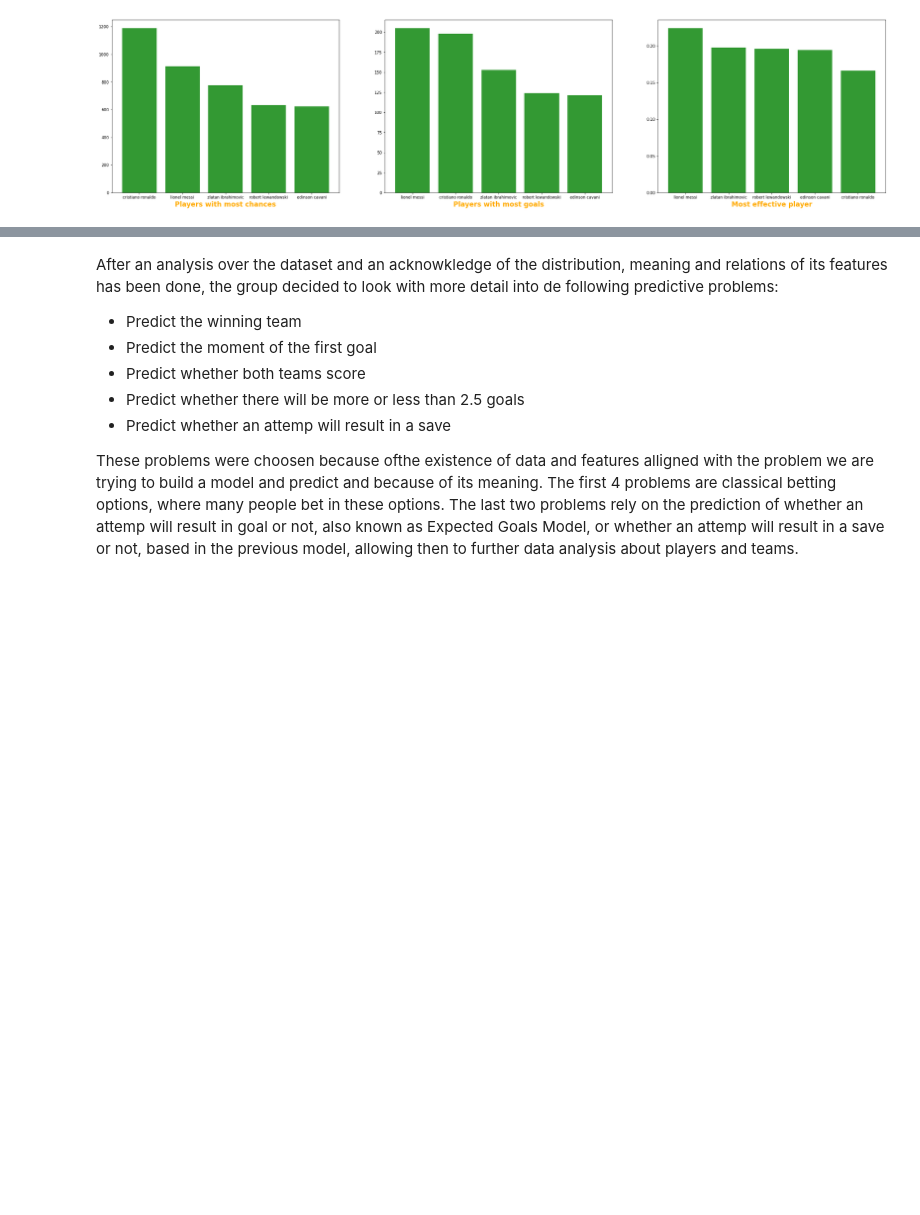
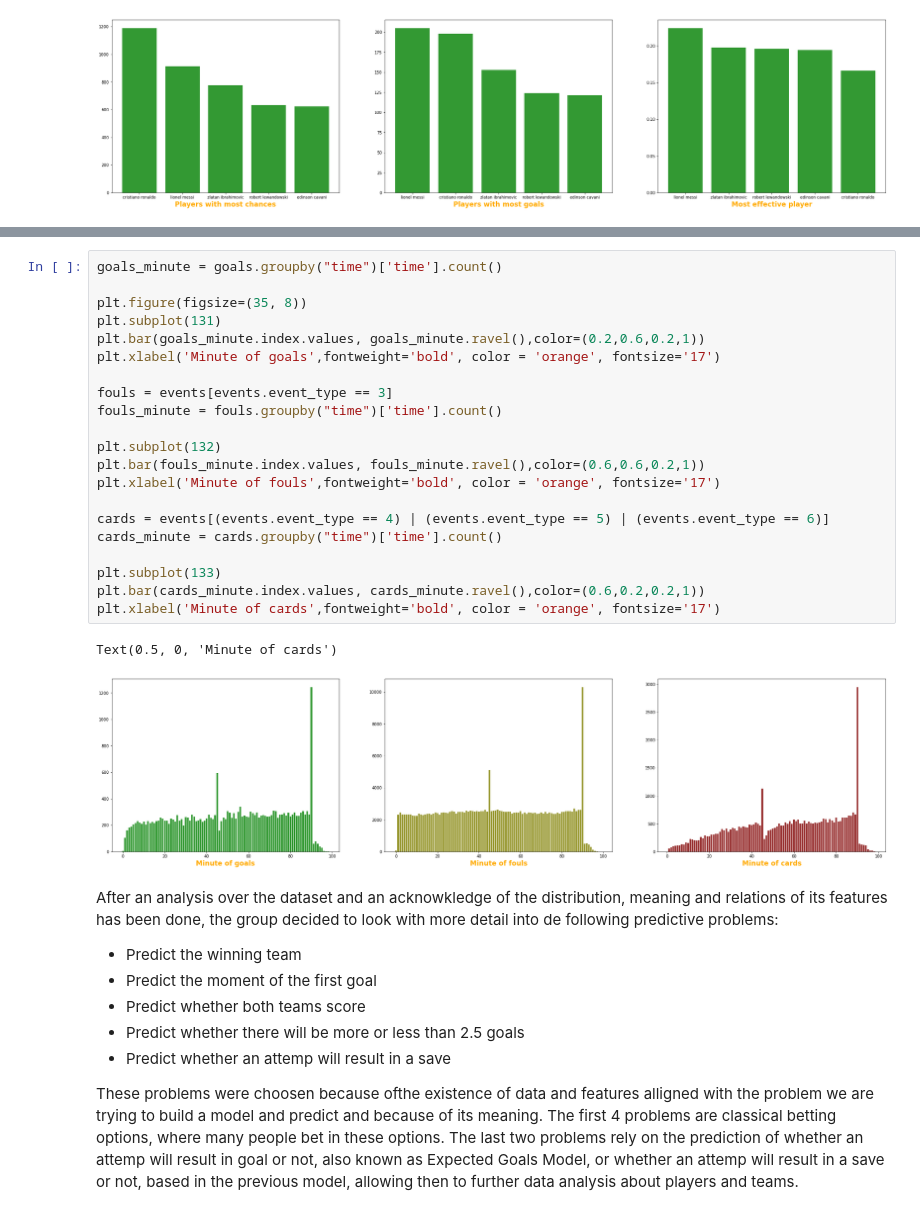
Before and after one commit to gmtorres/MIEIC_19_20_IART, a Jupyter notebook: Proj2/report.ipynb, the cells around one changed output, grey strips where cells are left out. Cells and saved outputs as stored; diff of their text form; blank space fills up the shorter version.

```diff
--- a/Proj2/report.ipynb
+++ b/Proj2/report.ipynb
@@ -294,6 +295,30 @@ plt.xlabel('Moment of first goal',fontweight='bold', color = 'orange', fontsize=
 # %% [output]
 Text(0.5, 0, 'Moment of first goal')
 [figure]
+# %%
+goals_minute = goals.groupby("time")['time'].count()
+
+plt.figure(figsize=(35, 8))
+plt.subplot(131)
+plt.bar(goals_minute.index.values, goals_minute.ravel(),color=(0.2,0.6,0.2,1))
+plt.xlabel('Minute of goals',fontweight='bold', color = 'orange', fontsize='17')
+
+fouls = events[events.event_type == 3]
+fouls_minute = fouls.groupby("time")['time'].count()
+
+plt.subplot(132)
+plt.bar(fouls_minute.index.values, fouls_minute.ravel(),color=(0.6,0.6,0.2,1))
+plt.xlabel('Minute of fouls',fontweight='bold', color = 'orange', fontsize='17')
+
+cards = events[(events.event_type == 4) | (events.event_type == 5) | (events.event_type == 6)]
+cards_minute = cards.groupby("time")['time'].count()
+
+plt.subplot(133)
+plt.bar(cards_minute.index.values, cards_minute.ravel(),color=(0.6,0.2,0.2,1))
+plt.xlabel('Minute of cards',fontweight='bold', color = 'orange', fontsize='17')
+# %% [output]
+Text(0.5, 0, 'Minute of cards')
+[figure, added]
 # %% [markdown]
 After an analysis over the dataset and an acknowkledge of the distribution, meaning and relations of its features has been done, the group decided to look with more detail into de following predictive problems:
 * Predict the winning team
```
Also changed, not shown: parts of 23 cells of this notebook.
